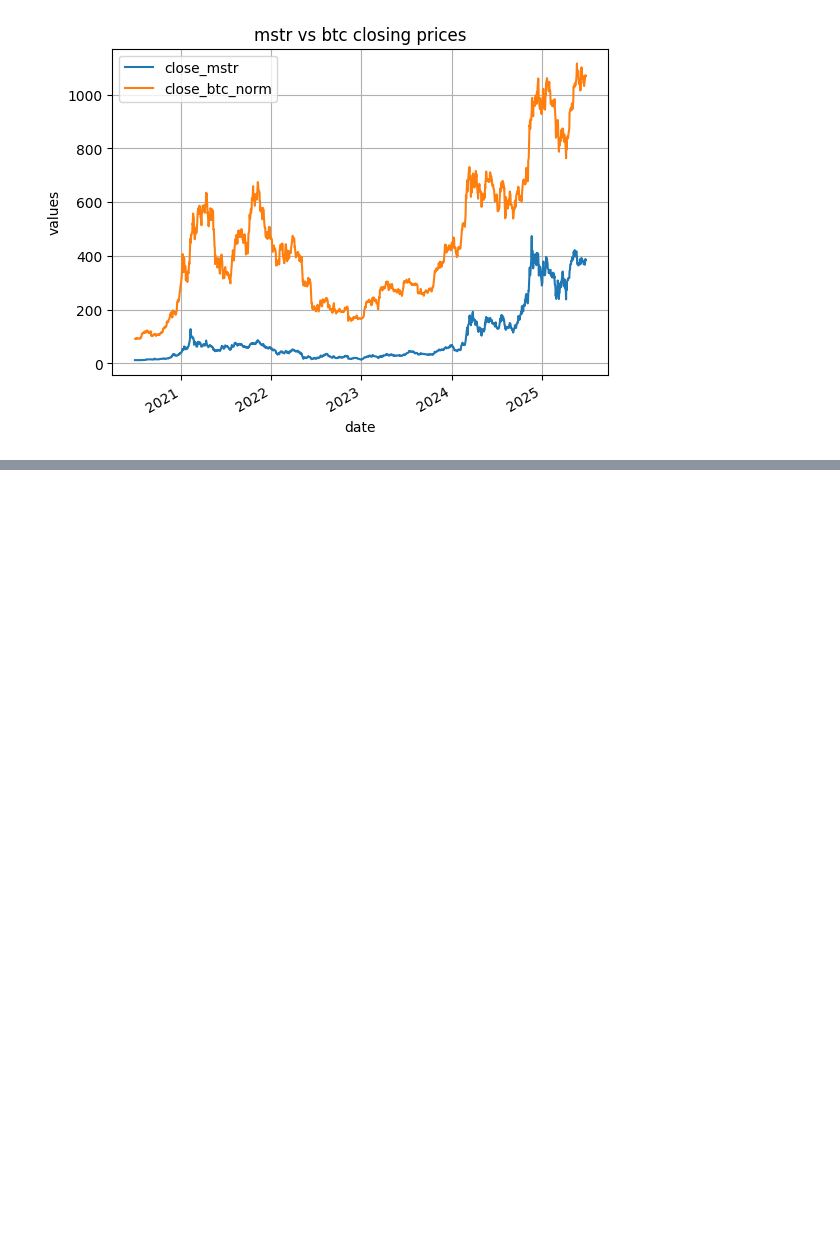
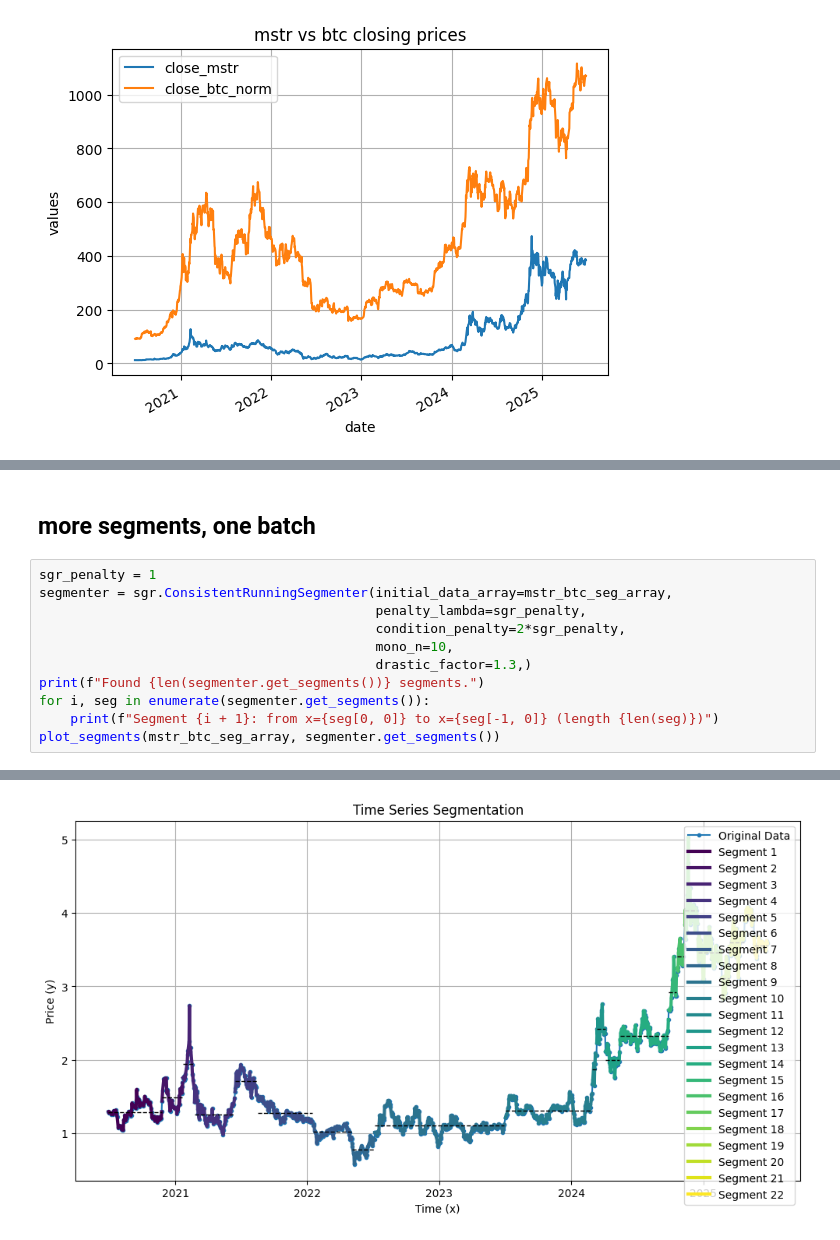
Before and after one commit to edwinclu/bitfund, a Jupyter notebook: src/jupyter/mstr.ipynb, the cells around one changed output, grey strips where cells are left out. Cells and saved outputs as stored; diff of their text form; blank space fills up the shorter version.

```diff
--- a/src/jupyter/mstr.ipynb
+++ b/src/jupyter/mstr.ipynb
@@ -304,0 +313,14 @@ Segment 11: from x=2025-03-20 00:00:00 to x=2025-06-27 00:00:00 (length 69)
+# %% [markdown]
+## more segments, one batch
+# %%
+sgr_penalty = 1
+segmenter = sgr.ConsistentRunningSegmenter(initial_data_array=mstr_btc_seg_array,
+                                           penalty_lambda=sgr_penalty,
+                                           condition_penalty=2*sgr_penalty,
+                                           mono_n=10,
+                                           drastic_factor=1.3,)
+print(f"Found {len(segmenter.get_segments())} segments.")
+for i, seg in enumerate(segmenter.get_segments()):
+    print(f"Segment {i + 1}: from x={seg[0, 0]} to x={seg[-1, 0]} (length {len(seg)})")
+plot_segments(mstr_btc_seg_array, segmenter.get_segments())
+# %% [output]
@@ -304,0 +344 @@ Segment 11: from x=2025-03-20 00:00:00 to x=2025-06-27 00:00:00 (length 69)
+[figure, added]
```
Also changed, not shown: parts of 11 cells of this notebook, 2 other files.
